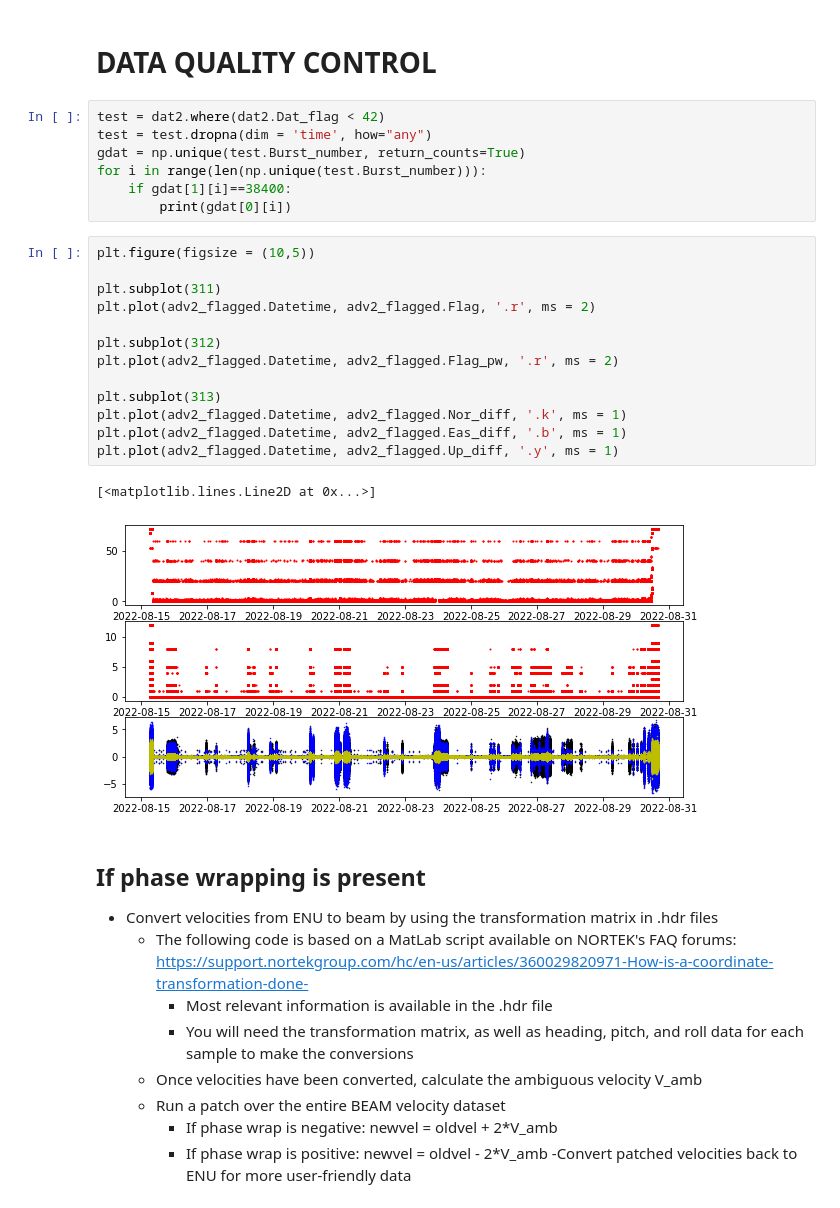
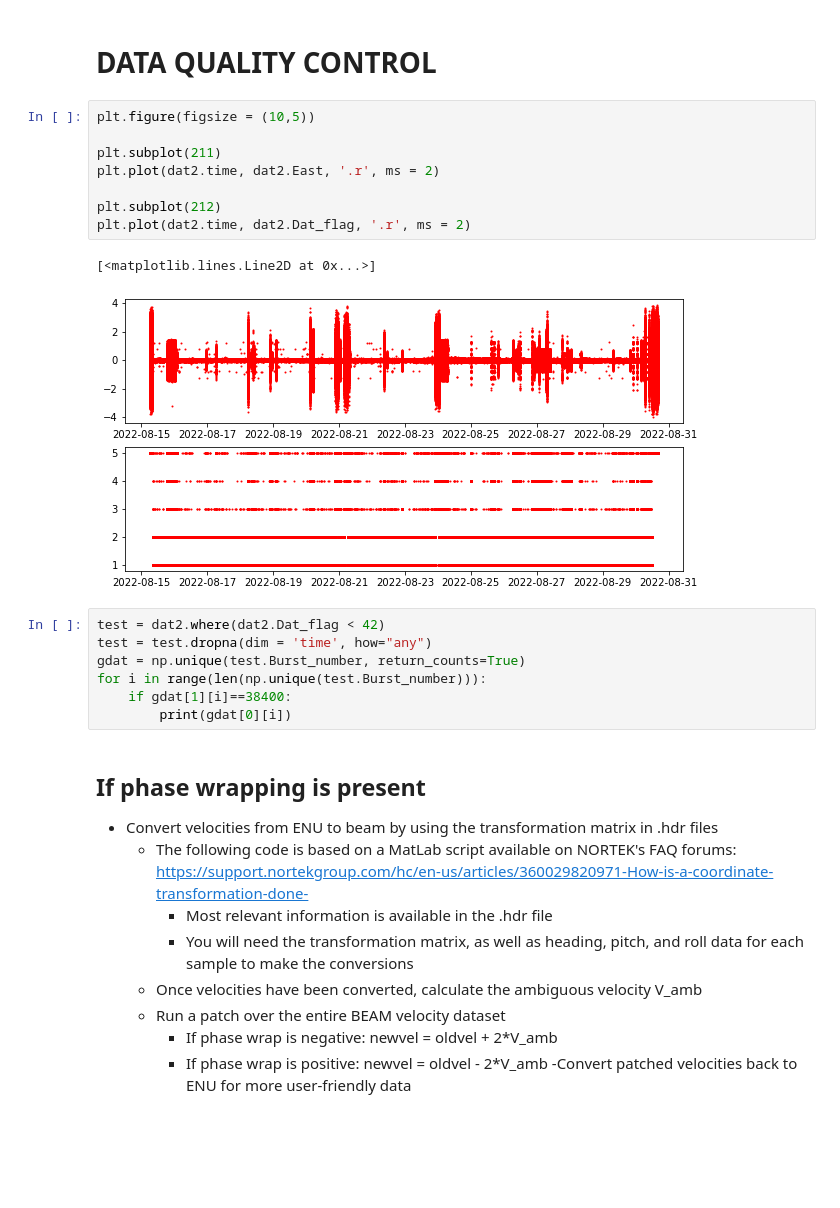
Before and after one commit to lagrady/Kelp-Forest-Hydrodynamics, a Jupyter notebook: notebooks/ADV_data.ipynb, the cells around one changed output. Drawn from its saved outputs; the diff is of its cells as text; blank space fills up the shorter version.

```diff
--- a/notebooks/ADV_data.ipynb
+++ b/notebooks/ADV_data.ipynb
@@ -36,6 +50,17 @@ adv1 = xr.open_dataset('ADV/adv1.nc')
 adv2 = xr.open_dataset('ADV/adv2.nc')
 # %% [markdown]
 # DATA QUALITY CONTROL
+# %%
+plt.figure(figsize = (10,5))
+
+plt.subplot(211)
+plt.plot(dat2.time, dat2.East, '.r', ms = 2)
+
+plt.subplot(212)
+plt.plot(dat2.time, dat2.Dat_flag, '.r', ms = 2)
+# %% [output]
+[<matplotlib.lines.Line2D at 0x...>]
+[figure, added]
 # %%
 test = dat2.where(dat2.Dat_flag < 42)
 test = test.dropna(dim = 'time', how="any")
@@ -43,22 +68,6 @@ gdat = np.unique(test.Burst_number, return_counts=True)
 for i in range(len(np.unique(test.Burst_number))):
     if gdat[1][i]==38400:
         print(gdat[0][i])
-# %%
-plt.figure(figsize = (10,5))
-
-plt.subplot(311)
-plt.plot(adv2_flagged.Datetime, adv2_flagged.Flag, '.r', ms = 2)
-
-plt.subplot(312)
-plt.plot(adv2_flagged.Datetime, adv2_flagged.Flag_pw, '.r', ms = 2)
-
-plt.subplot(313)
-plt.plot(adv2_flagged.Datetime, adv2_flagged.Nor_diff, '.k', ms = 1)
-plt.plot(adv2_flagged.Datetime, adv2_flagged.Eas_diff, '.b', ms = 1)
-plt.plot(adv2_flagged.Datetime, adv2_flagged.Up_diff, '.y', ms = 1)
-# %% [output]
-[<matplotlib.lines.Line2D at 0x...>]
-[figure, removed]
 # %% [markdown]
 ## If phase wrapping is present
 - Convert velocities from ENU to beam by using the transformation matrix in .hdr files
```
Also changed, not shown: parts of 4 cells of this notebook, 3 other files.
